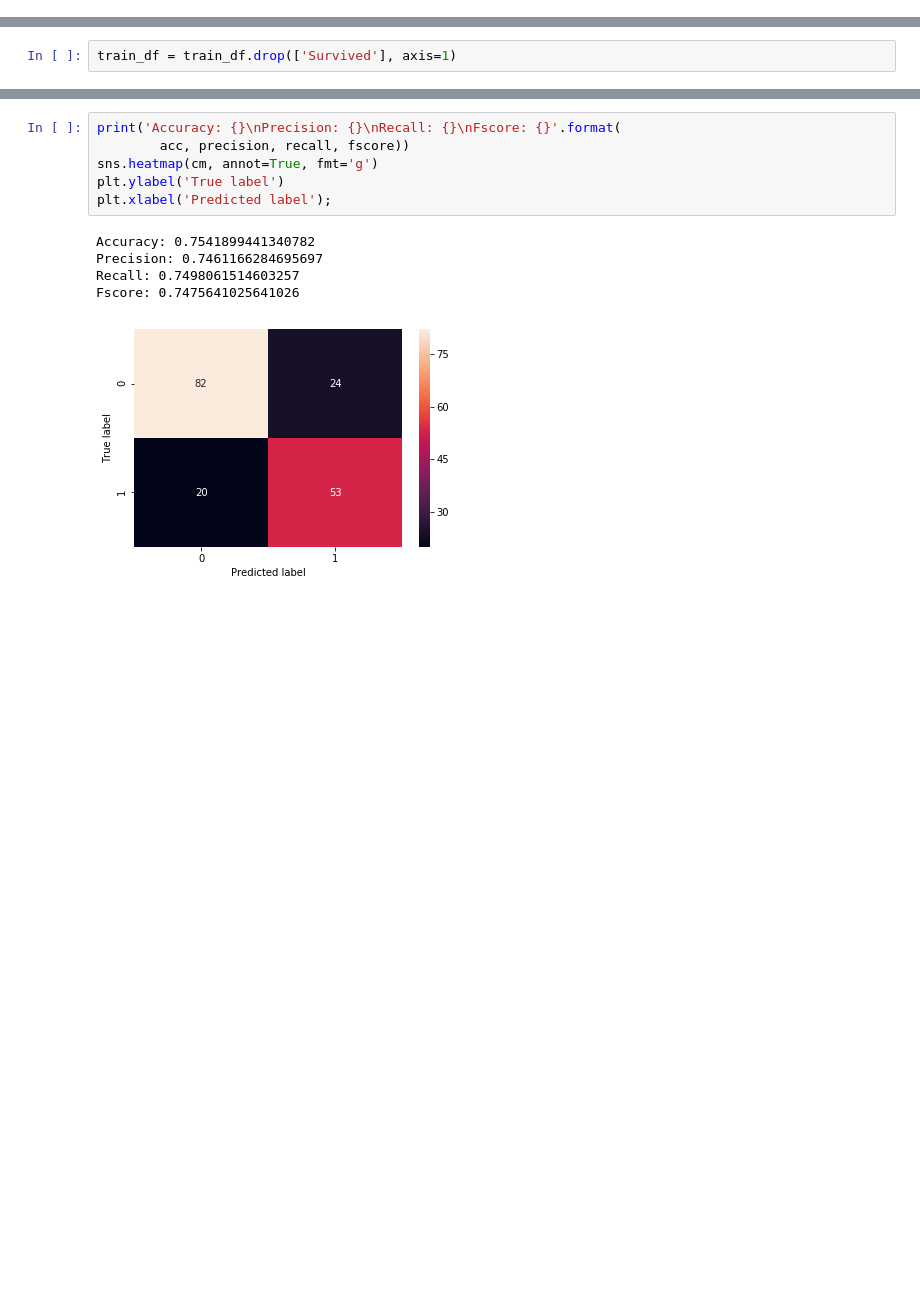
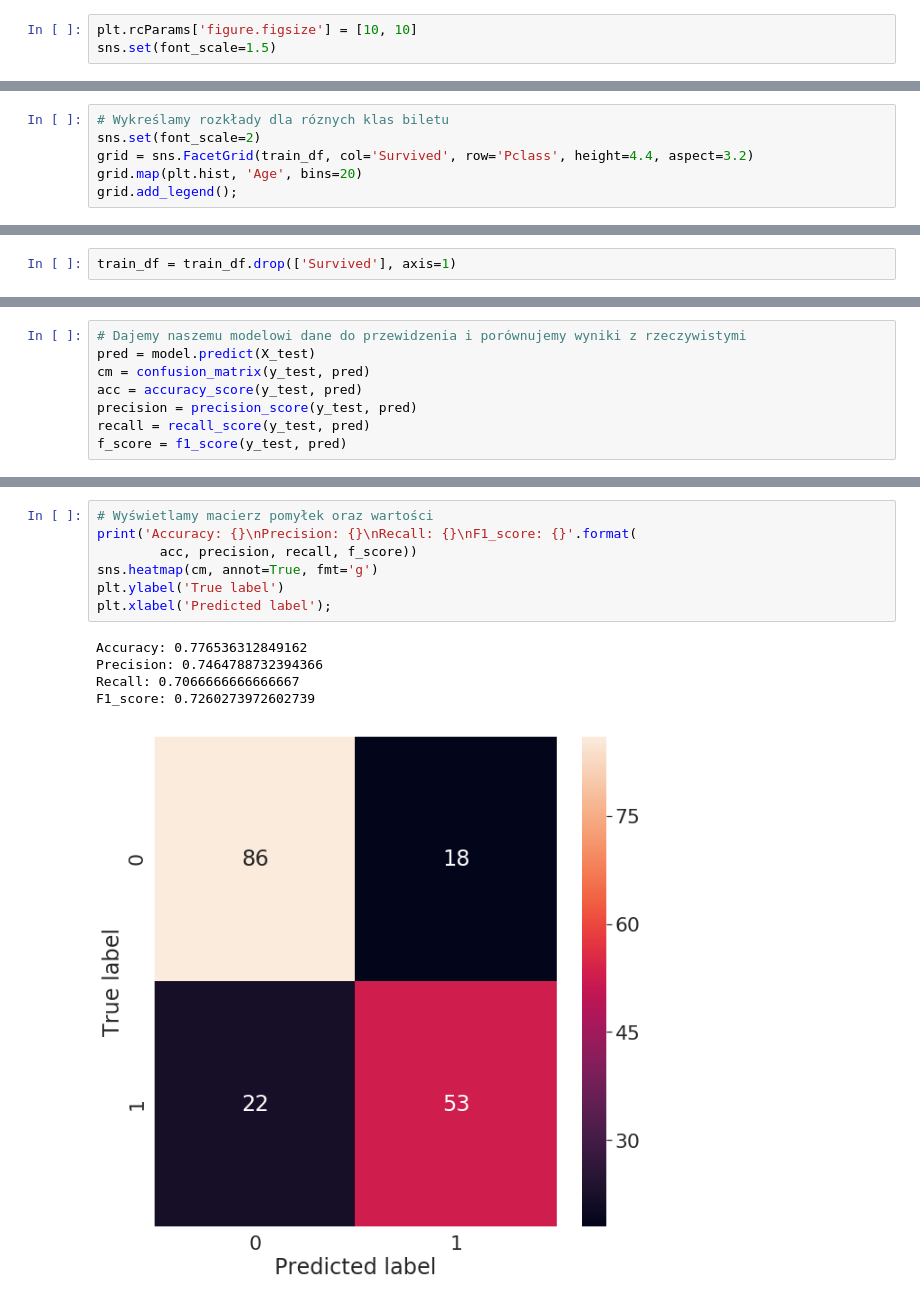
Before and after one commit to maciejchrabaszcz/Golem-BootCamp2019, a Jupyter notebook: Spotkanie2-reprocessing_ewaluacja.ipynb, the cells around one changed output, grey strips where cells are left out. Cells and saved outputs as stored; diff of their text form; blank space fills up the shorter version.

```diff
--- a/Spotkanie2-reprocessing_ewaluacja.ipynb
+++ b/Spotkanie2-reprocessing_ewaluacja.ipynb
@@ -154,0 +20,3 @@ Y = train_df['Survived'].values
+# %%
+plt.rcParams['figure.figsize'] = [10, 10]
+sns.set(font_scale=1.5)
@@ -154,0 +171,6 @@ Y = train_df['Survived'].values
+# %%
+# Wykreślamy rozkłady dla róznych klas biletu
+sns.set(font_scale=2)
+grid = sns.FacetGrid(train_df, col='Survived', row='Pclass', height=4.4, aspect=3.2)
+grid.map(plt.hist, 'Age', bins=20)
+grid.add_legend();
@@ -228,0 +281,8 @@ precision, recall, fscore, _ = precision_recall_fscore_support(y_test, pred, ave
+# %%
+# Dajemy naszemu modelowi dane do przewidzenia i porównujemy wyniki z rzeczywistymi
+pred = model.predict(X_test)
+cm = confusion_matrix(y_test, pred)
+acc = accuracy_score(y_test, pred)
+precision = precision_score(y_test, pred)
+recall = recall_score(y_test, pred)
+f_score = f1_score(y_test, pred)
@@ -229,12 +310,13 @@ precision, recall, fscore, _ = precision_recall_fscore_support(y_test, pred, ave
 # %%
-print('Accuracy: {}\nPrecision: {}\nRecall: {}\nFscore: {}'.format(
-        acc, precision, recall, fscore))
+# Wyświetlamy macierz pomyłek oraz wartości
+print('Accuracy: {}\nPrecision: {}\nRecall: {}\nF1_score: {}'.format(
+        acc, precision, recall, f_score))
 sns.heatmap(cm, annot=True, fmt='g')
 plt.ylabel('True label')
 plt.xlabel('Predicted label');
 # %% [output]
-Accuracy: 0.7541899441340782
-Precision: 0.7461166284695697
-Recall: 0.7498061514603257
-Fscore: 0.7475641025641026
+Accuracy: 0.776536312849162
+Precision: 0.7464788732394366
+Recall: 0.7066666666666667
+F1_score: 0.7260273972602739
-[figure, old version]
+[figure, new version]
```
Also changed, not shown: parts of 70 cells of this notebook.
